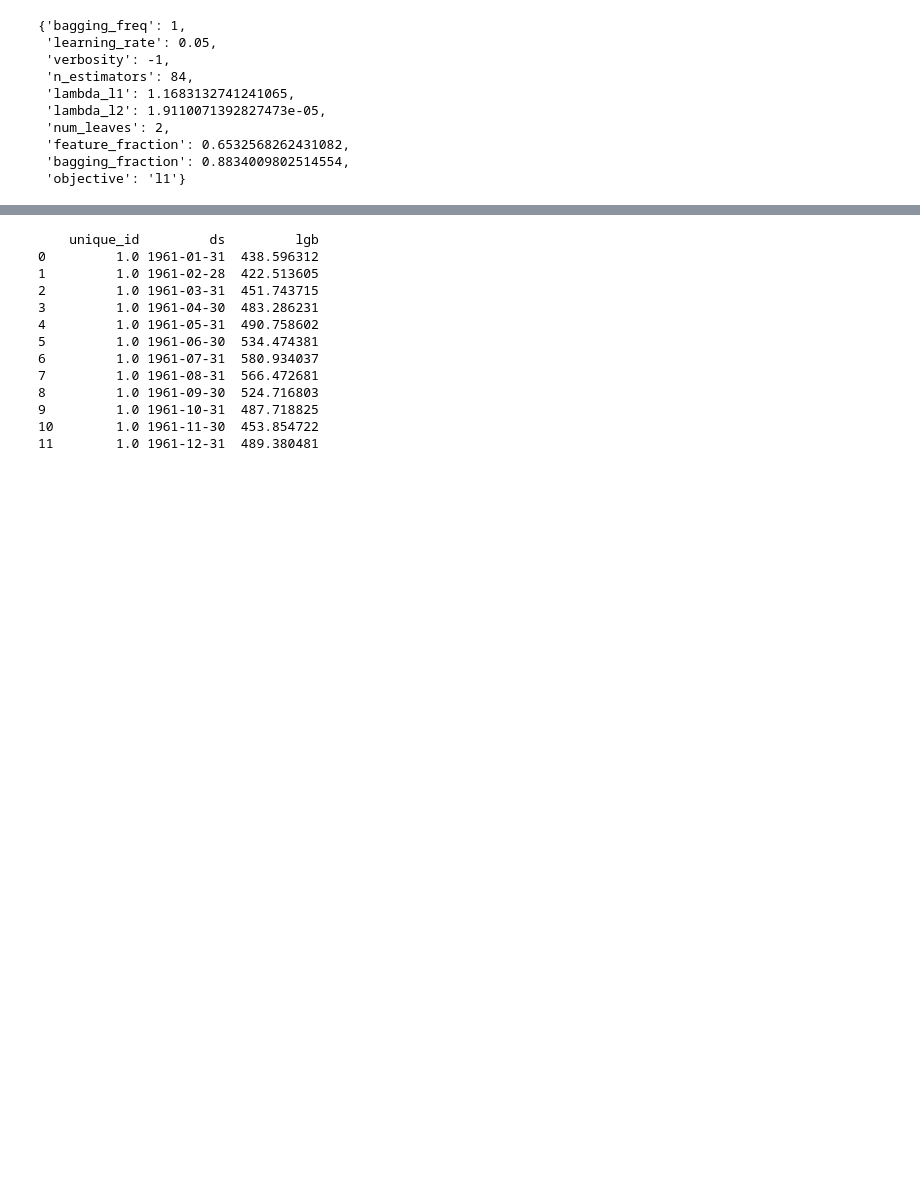
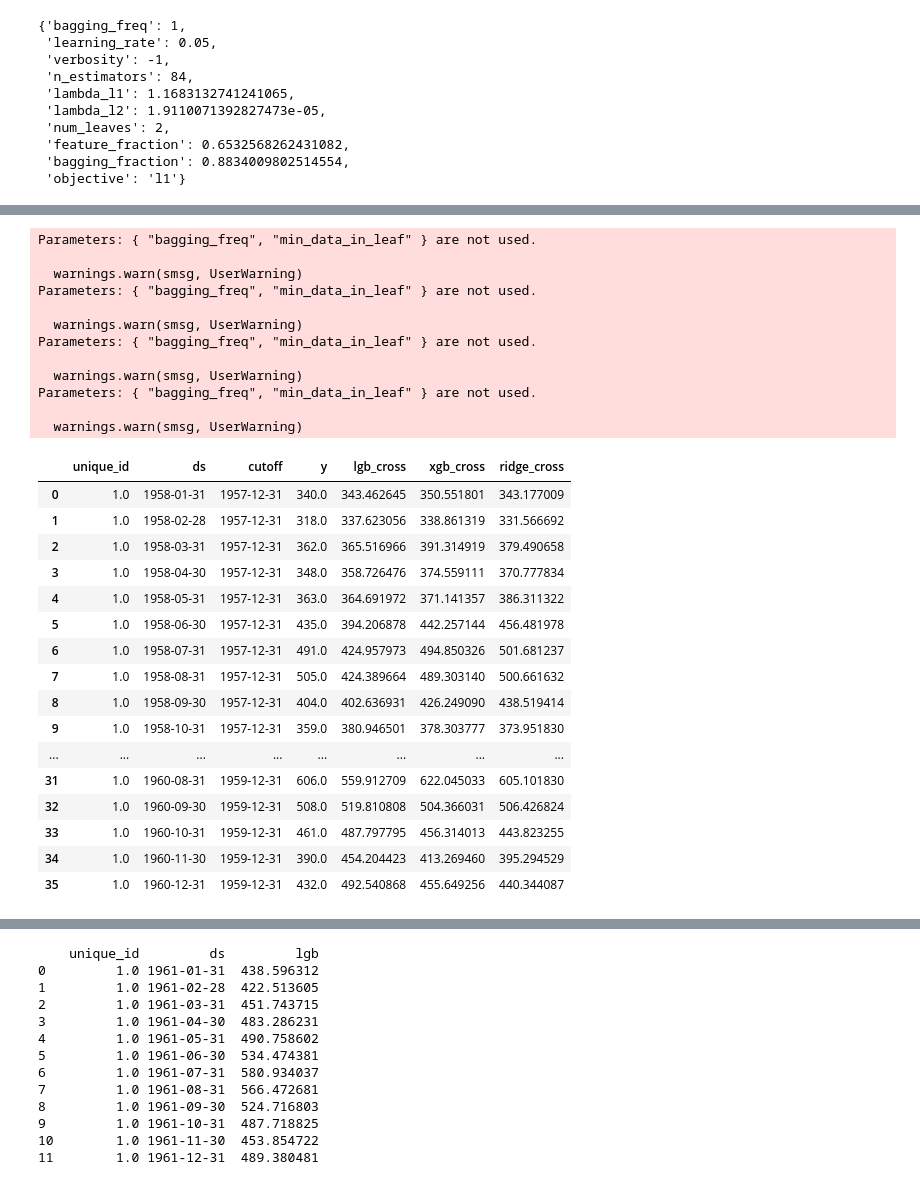
Before and after one commit to wesstone12/tool-kit, a Jupyter notebook: auto.ipynb, the cells around one changed output, grey strips where cells are left out. Saved outputs shown, nothing was run; the diff lists cells and outputs as text; code cells hidden in the pictures; blank space fills up the shorter version.

```diff
--- a/auto.ipynb
+++ b/auto.ipynb
@@ -147,6 +150,67 @@ def get_forecast(auto_mlf, models, df, h):
             print(f"Error forecasting with {model_name}: {str(e)}")
 
     return forecast_df
+
+
+
+
+import pandas as pd
+
+def get_cross(auto_mlf, models, df, h):
+    cross_df = None
+
+    for model_name, model in models.items():
+        try:
+            # Fit the model and make predictions
+            fitted_model = auto_mlf.models_[model_name].fit(df)
+            cross = fitted_model.cross_validation(df = df , h = h, n_windows=3)
+
+            # Rename the forecast column to include the model name
+            cross = cross.rename(columns={model_name: f'{model_name}_cross'})
+
+            if cross_df is None:
+                cross_df = cross
+            else:
+                # Merge on 'unique_id' and 'ds'
+                cross_df = pd.merge(cross_df, cross, on=['unique_id', 'ds', 'y', 'cutoff'], how='inner')
+
+        except Exception as e:
+            print(f"Error forecasting with {model_name}: {str(e)}")
+
+    return cross_df
+# %%
+cross = get_cross(auto_mlf, models, df, 12)
+cross
+# %% [output]
+Parameters: { "bagging_freq", "min_data_in_leaf" } are not used.
+
+  warnings.warn(smsg, UserWarning)
+Parameters: { "bagging_freq", "min_data_in_leaf" } are not used.
+
+  warnings.warn(smsg, UserWarning)
+Parameters: { "bagging_freq", "min_data_in_leaf" } are not used.
+
+  warnings.warn(smsg, UserWarning)
+Parameters: { "bagging_freq", "min_data_in_leaf" } are not used.
+
+  warnings.warn(smsg, UserWarning)
+|  | unique_id | ds | cutoff | y | lgb_cross | xgb_cross | ridge_cross |
+| 0 | 1.0 | 1958-01-31 | 1957-12-31 | 340.0 | 343.462645 | 350.551801 | 343.177009 |
+| 1 | 1.0 | 1958-02-28 | 1957-12-31 | 318.0 | 337.623056 | 338.861319 | 331.566692 |
+| 2 | 1.0 | 1958-03-31 | 1957-12-31 | 362.0 | 365.516966 | 391.314919 | 379.490658 |
+| 3 | 1.0 | 1958-04-30 | 1957-12-31 | 348.0 | 358.726476 | 374.559111 | 370.777834 |
+| 4 | 1.0 | 1958-05-31 | 1957-12-31 | 363.0 | 364.691972 | 371.141357 | 386.311322 |
+| 5 | 1.0 | 1958-06-30 | 1957-12-31 | 435.0 | 394.206878 | 442.257144 | 456.481978 |
+| 6 | 1.0 | 1958-07-31 | 1957-12-31 | 491.0 | 424.957973 | 494.850326 | 501.681237 |
+| 7 | 1.0 | 1958-08-31 | 1957-12-31 | 505.0 | 424.389664 | 489.303140 | 500.661632 |
+| 8 | 1.0 | 1958-09-30 | 1957-12-31 | 404.0 | 402.636931 | 426.249090 | 438.519414 |
+| 9 | 1.0 | 1958-10-31 | 1957-12-31 | 359.0 | 380.946501 | 378.303777 | 373.951830 |
+| ... | ... | ... | ... | ... | ... | ... | ... |
+| 31 | 1.0 | 1960-08-31 | 1959-12-31 | 606.0 | 559.912709 | 622.045033 | 605.101830 |
+| 32 | 1.0 | 1960-09-30 | 1959-12-31 | 508.0 | 519.810808 | 504.366031 | 506.426824 |
+| 33 | 1.0 | 1960-10-31 | 1959-12-31 | 461.0 | 487.797795 | 456.314013 | 443.823255 |
+| 34 | 1.0 | 1960-11-30 | 1959-12-31 | 390.0 | 454.204423 | 413.269460 | 395.294529 |
+| 35 | 1.0 | 1960-12-31 | 1959-12-31 | 432.0 | 492.540868 | 455.649256 | 440.344087 |
 # %%
 fcst = auto_mlf.models_['lgb'].fit(df)
 forecast = fcst.predict(h=12)
```
Also changed, not shown: parts of 4 cells of this notebook.
